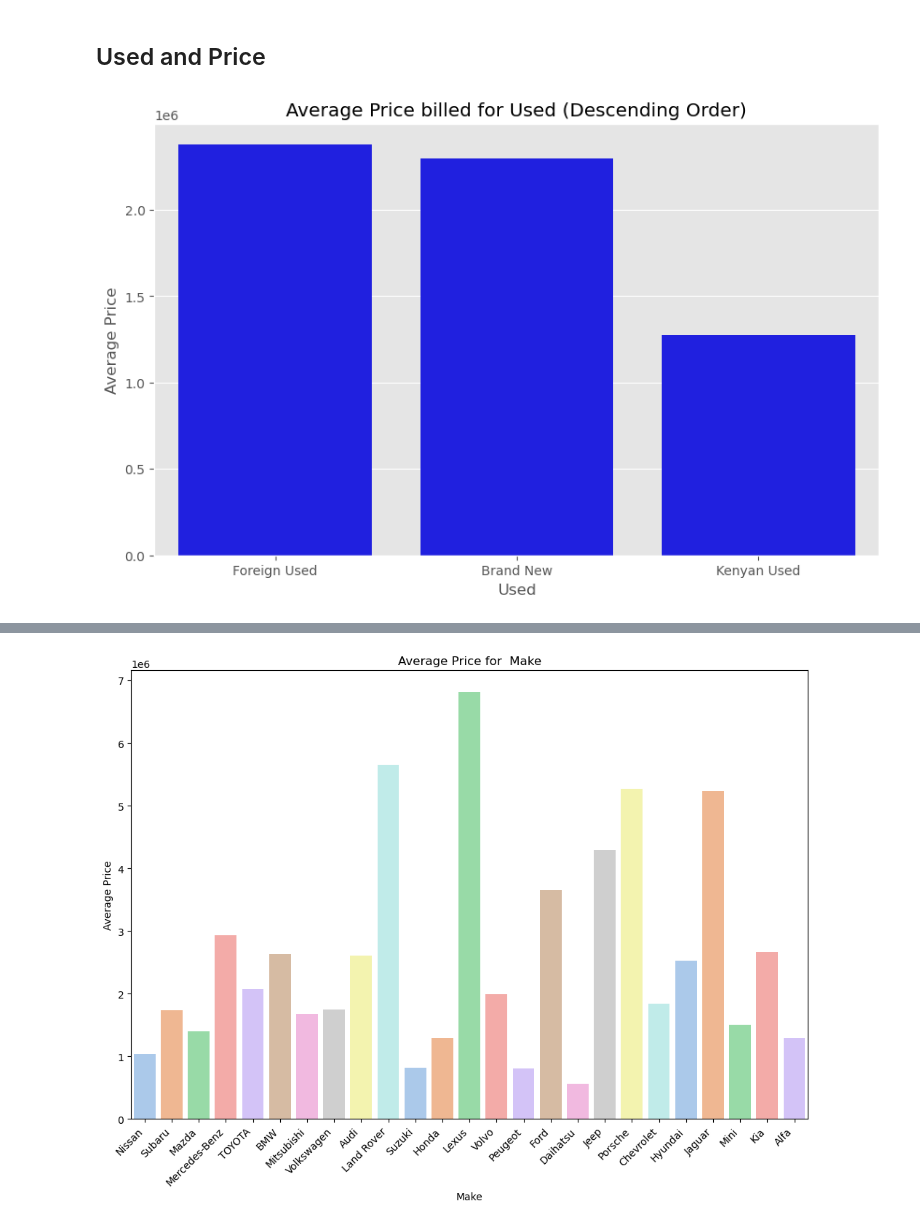
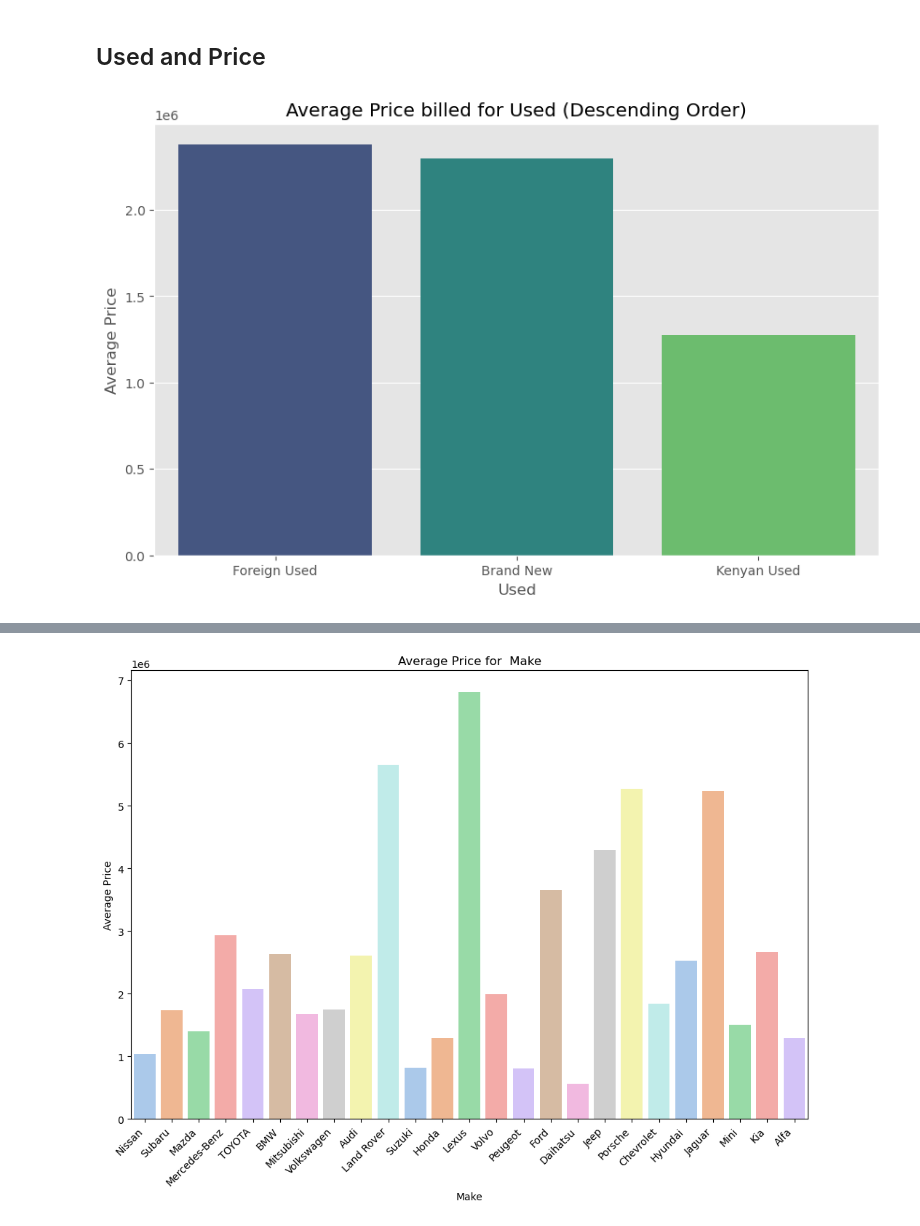
Before and after one commit to Cynthiachelangat/groupcarproject, a Jupyter notebook: model.ipynb, the cells around one changed output, grey strips where cells are left out. Saved outputs shown, nothing was run; the diff lists cells and outputs as text; code cells hidden in the pictures.

Commit message:
graphs

```diff
--- a/model.ipynb
+++ b/model.ipynb
@@ -345,17 +345,17 @@ H0: There are no outliers in the data set (Fail to reject null hypothesis)
 # %%
 # Calculate the average price for each 'Used' category
 average_prices = cars.groupby('Used')['Price'].mean().sort_values(ascending=False)
 
 # Create a bar plot with the 'Used' categories in descending order
 plt.figure(figsize=(10, 6))
-sns.barplot(x=average_prices.index, y=average_prices.values, color='blue')
+sns.barplot(x=average_prices.index, y=average_prices.values, palette='viridis')
 
 plt.title("Average Price billed for Used (Descending Order)")
 plt.xlabel('Used')
 plt.ylabel('Average Price')
 plt.show()
 # %% [output]
-[figure, old version]
+[figure, new version]
 # %%
 sns.kdeplot(x="Price",data=cars,hue="Used")
 plt.title("Analyzing distribution of Prices for different Usage")
```
Also changed, not shown: parts of 3 cells of this notebook.
